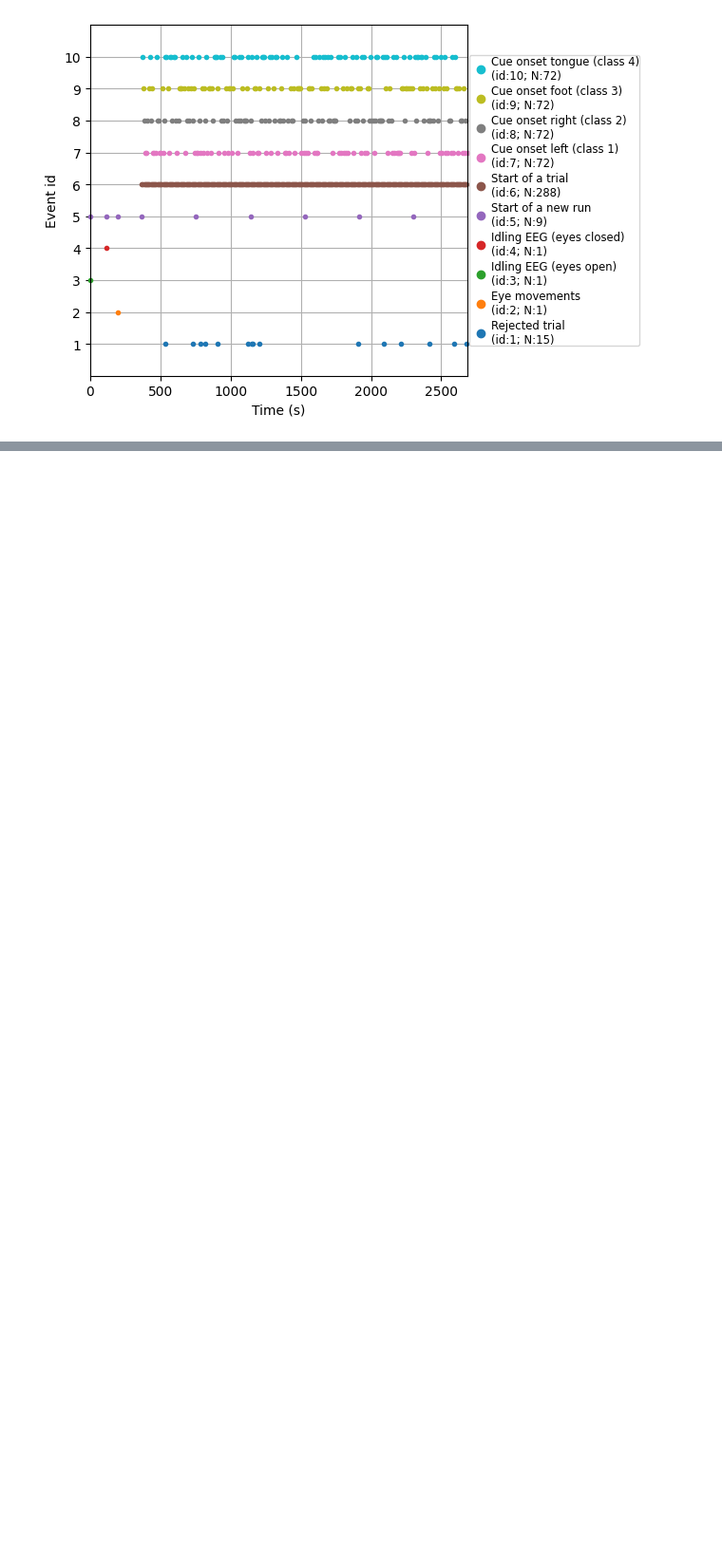
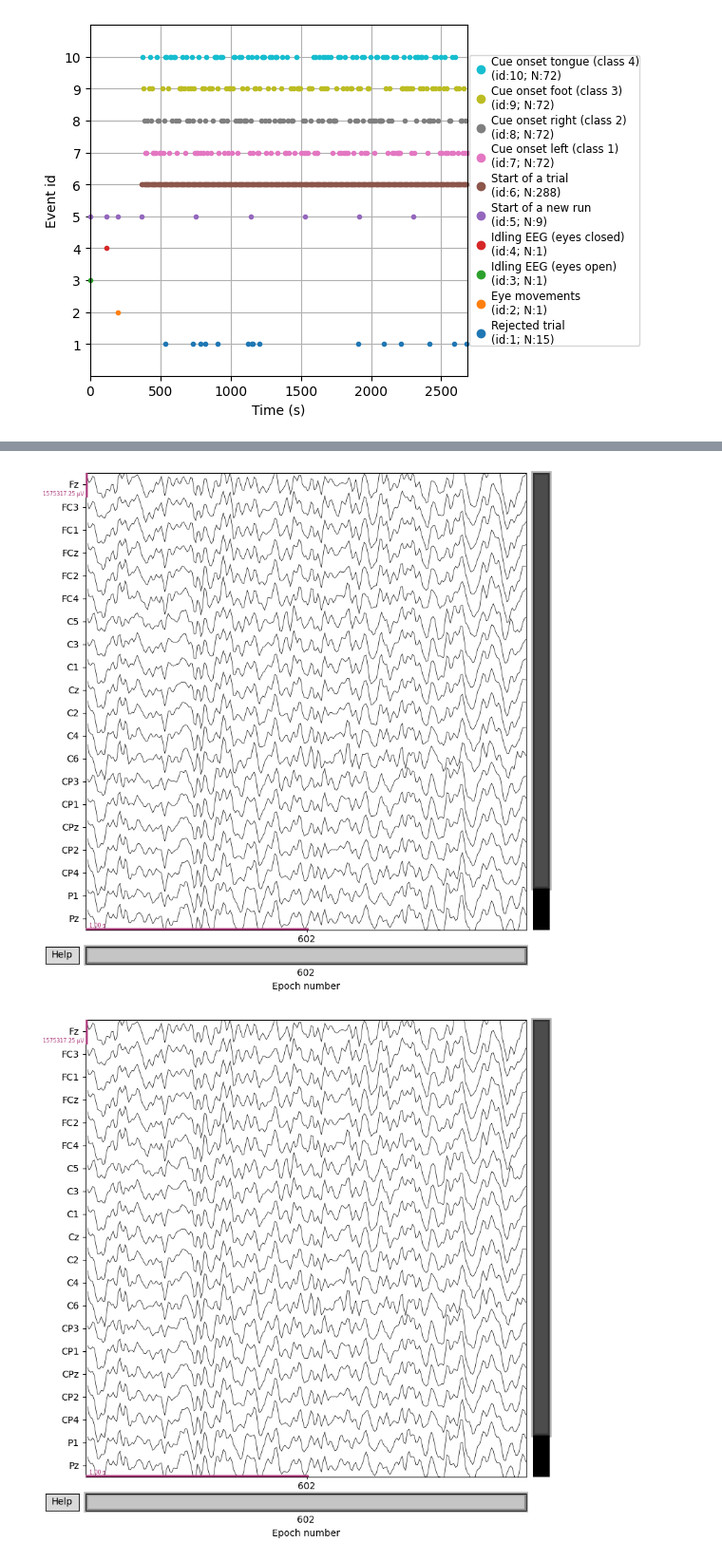
Before and after one commit to PraKesEy/EEGNetReplication, a Jupyter notebook: notebooks/02_preprocessing_pipeline.ipynb, the cells around one changed output, grey strips where cells are left out. Shown at 95% size. Cells and saved outputs as stored; diff of their text form; code cells hidden in the pictures; blank space fills up the shorter version.

```diff
--- a/notebooks/02_preprocessing_pipeline.ipynb
+++ b/notebooks/02_preprocessing_pipeline.ipynb
@@ -336,0 +337,5 @@ Epoch duration (seconds): 0.703125
+# %%
+epocsT_std[287].plot(scalings='auto', title='Pre-processed EEG Data', show=True, block=True)
+# %% [output]
+[figure, added]
+[figure, added]
```
Also changed, not shown: parts of 8 cells of this notebook.
